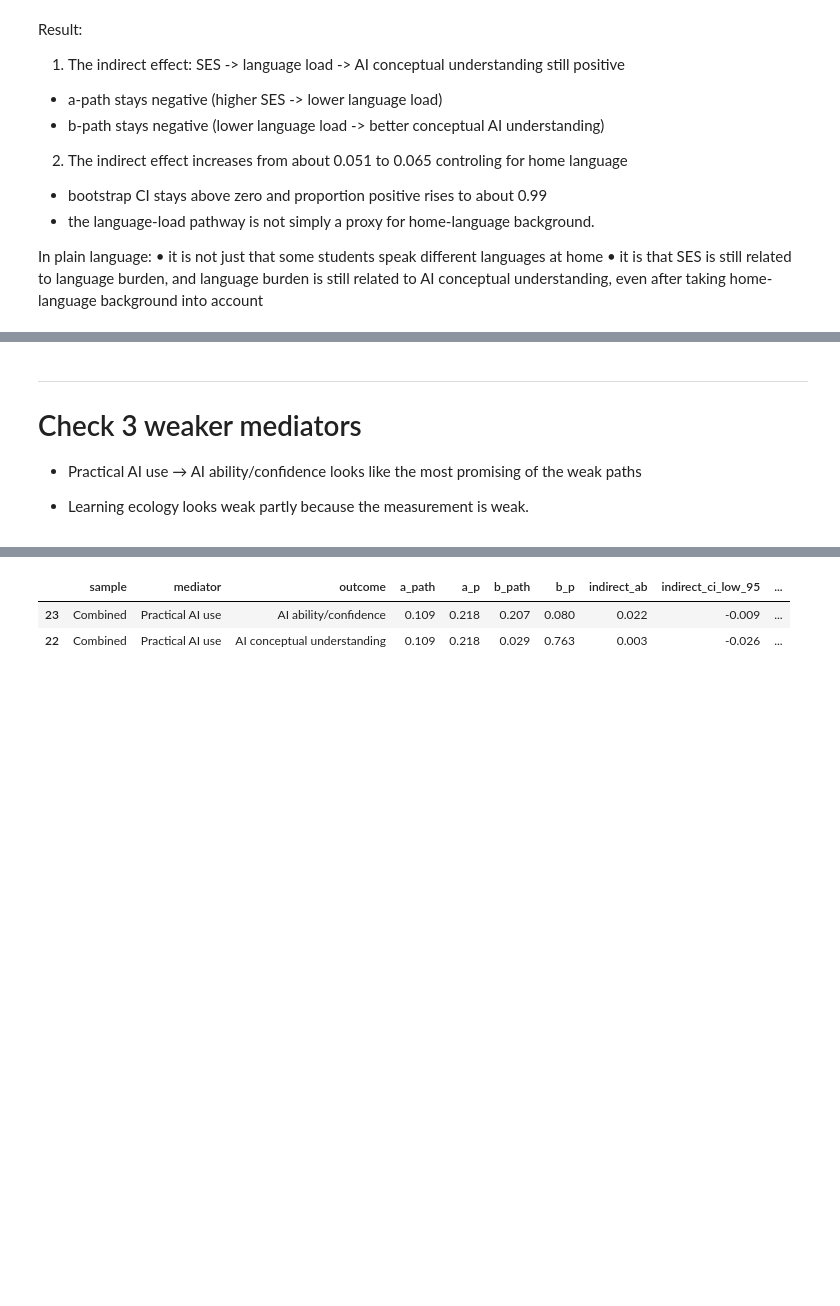
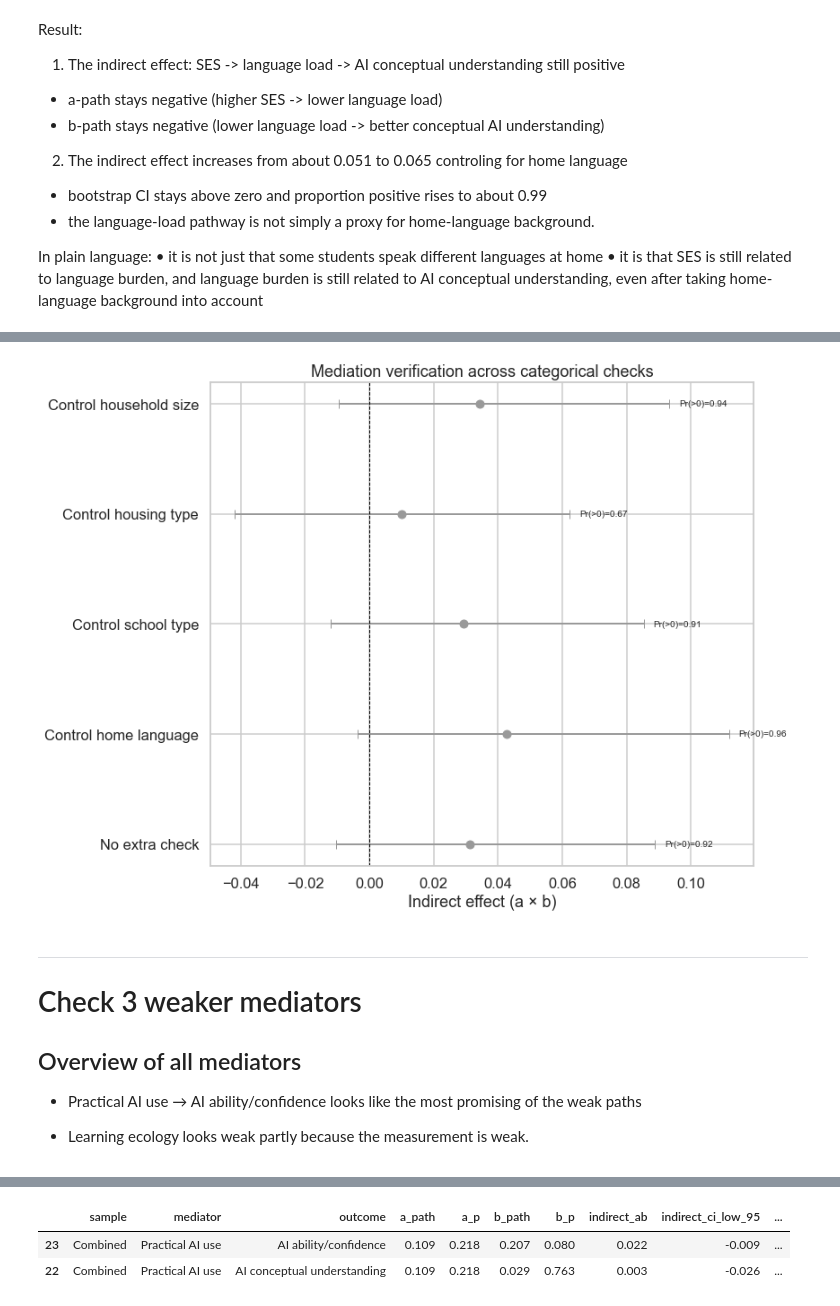
Before and after one commit to garcia-ho/1st_analysis, a Jupyter notebook: phas1_SLR.ipynb, the cells around one changed output, grey strips where cells are left out. Drawn from its saved outputs; the diff is of its cells as text; code cells hidden in the pictures; blank space fills up the shorter version.

```diff
--- a/Phase1_analysis.ipynb
+++ b/phas1_SLR.ipynb
@@ -485,7 +496,17 @@ In plain language:
+# %%
+med_verify_epistemic = pd.concat(
+    [verify_one_mediation(df_analysis, "epistemic_stance_score", "ai_factor1_score", check_group=g, sample="Combined")
+     for g in check_groups],
+    ignore_index=True
+)
+plot_mediation_verification(med_verify_epistemic)
+# %% [output]
+[figure, added]
 # %% [markdown]
 ------
 # Check 3 weaker mediators
 
+## Overview of all mediators
 - Practical AI use → AI ability/confidence looks like the most promising of the weak paths
 
 - Learning ecology looks weak partly because the measurement is weak.
```
Also changed, not shown: parts of 15 cells of this notebook, 4 other files.
